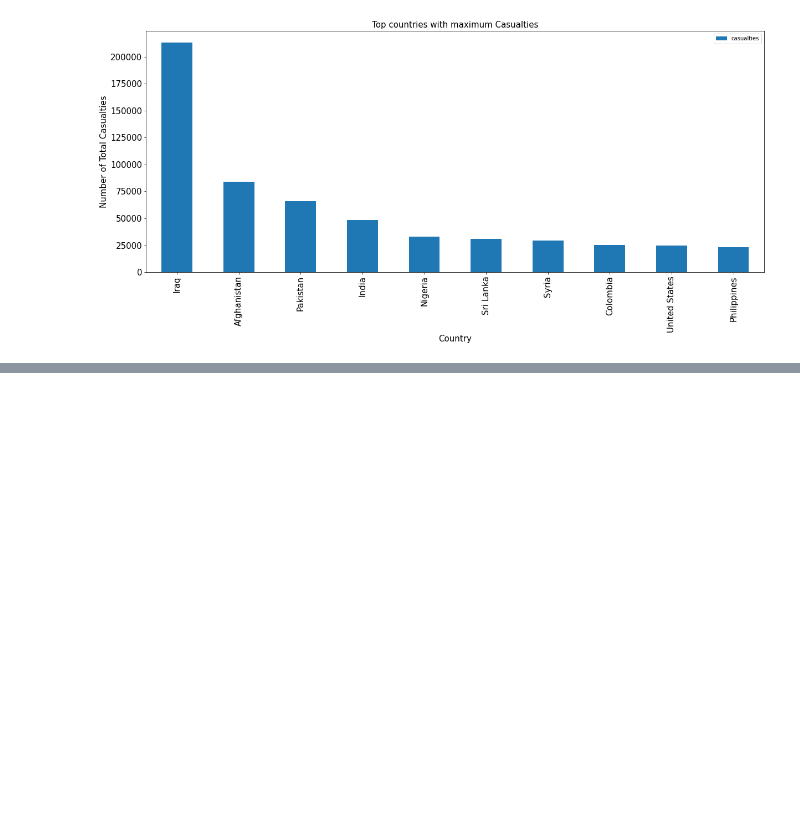
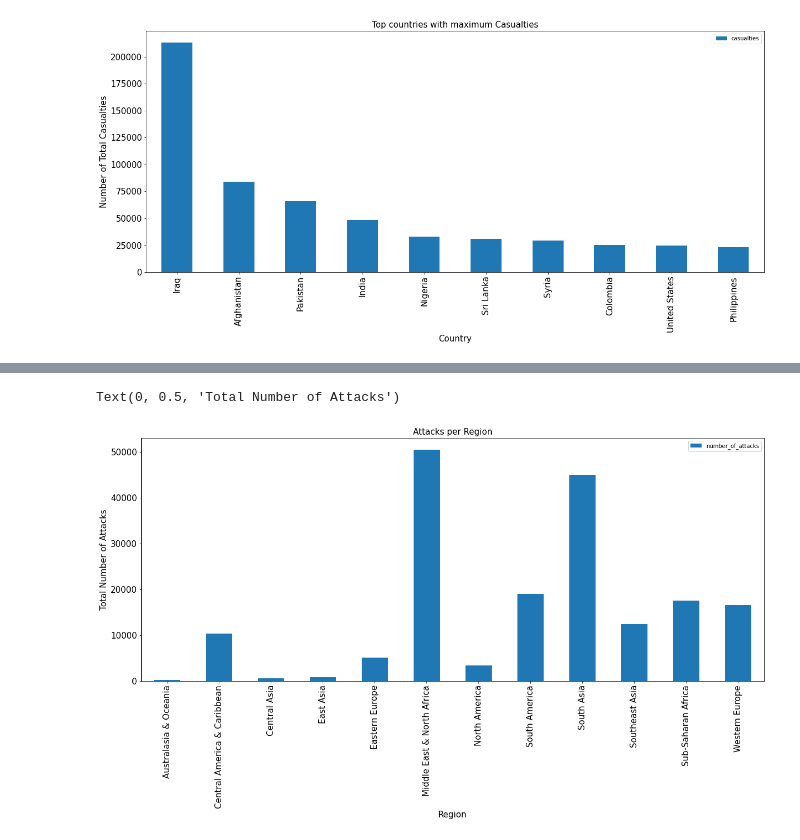
Before and after one commit to kumarraviranjan845/Global-Terrorism-Analysis, a Jupyter notebook: Global_Terrorism_Analysis_Capstone_Project.ipynb, the cells around one changed output, grey strips where cells are left out. Cells and saved outputs as stored; diff of their text form; code cells hidden in the pictures; blank space fills up the shorter version.

```diff
--- a/Global_Terrorism_Analysis_Capstone_Project.ipynb
+++ b/Global_Terrorism_Analysis_Capstone_Project.ipynb
@@ -524,0 +532,3 @@ Text(0, 0.5, 'Number of Total Casualties')
+# %%
+region_attacks = terrorism["region"].value_counts().reset_index().rename(columns={"index":"region","region":"number_of_attacks"}).set_index('region').sort_index()
+region_attacks.head()
@@ -524,0 +543,8 @@ Text(0, 0.5, 'Number of Total Casualties')
+# %%
+region_attacks.plot(kind="bar", fontsize=15, figsize=(20, 8))
+plt.title("Attacks per Region", fontsize=15)
+plt.xlabel("Region", fontsize=15)
+plt.ylabel("Total Number of Attacks", fontsize=15)
+# %% [output]
+Text(0, 0.5, 'Total Number of Attacks')
+[figure, added]
```
Also changed, not shown: parts of 140 cells of this notebook.
